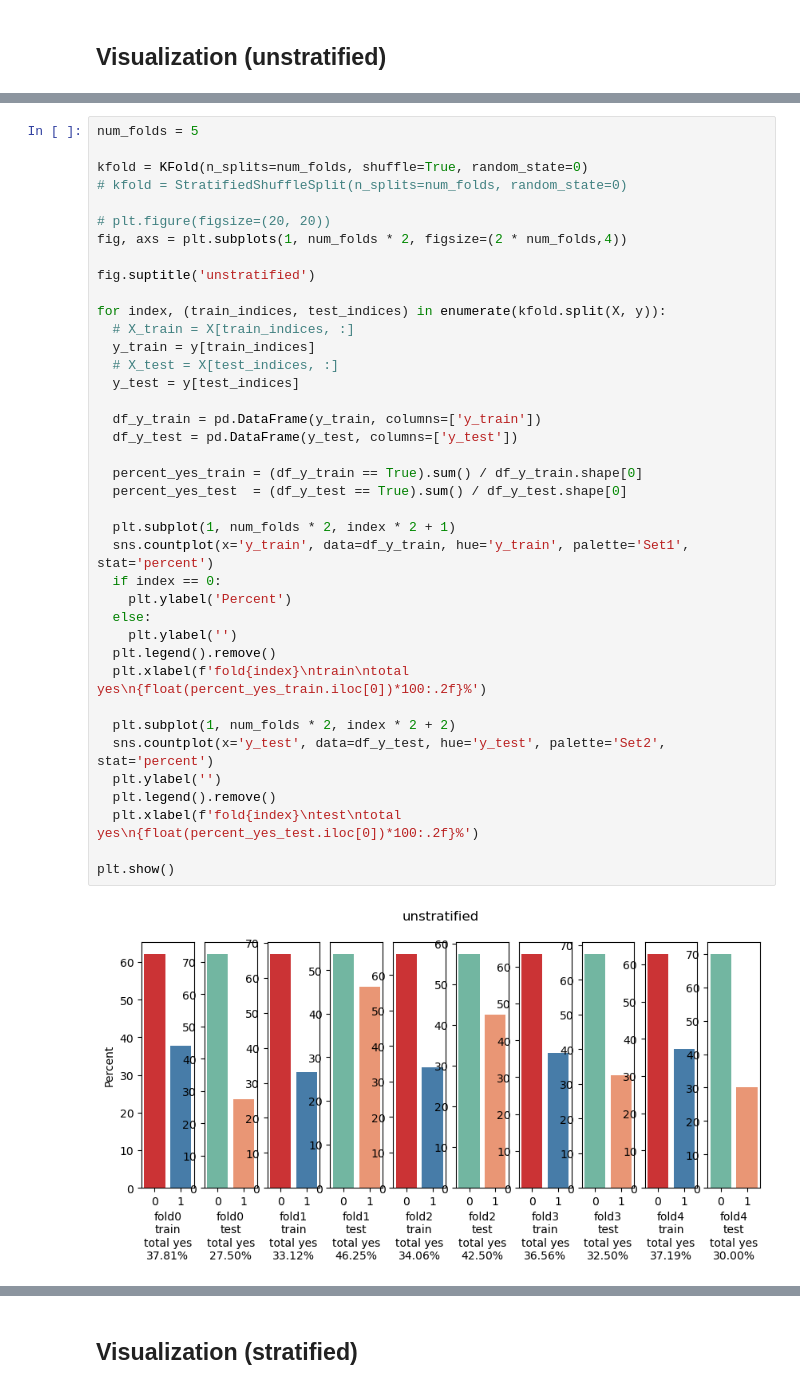
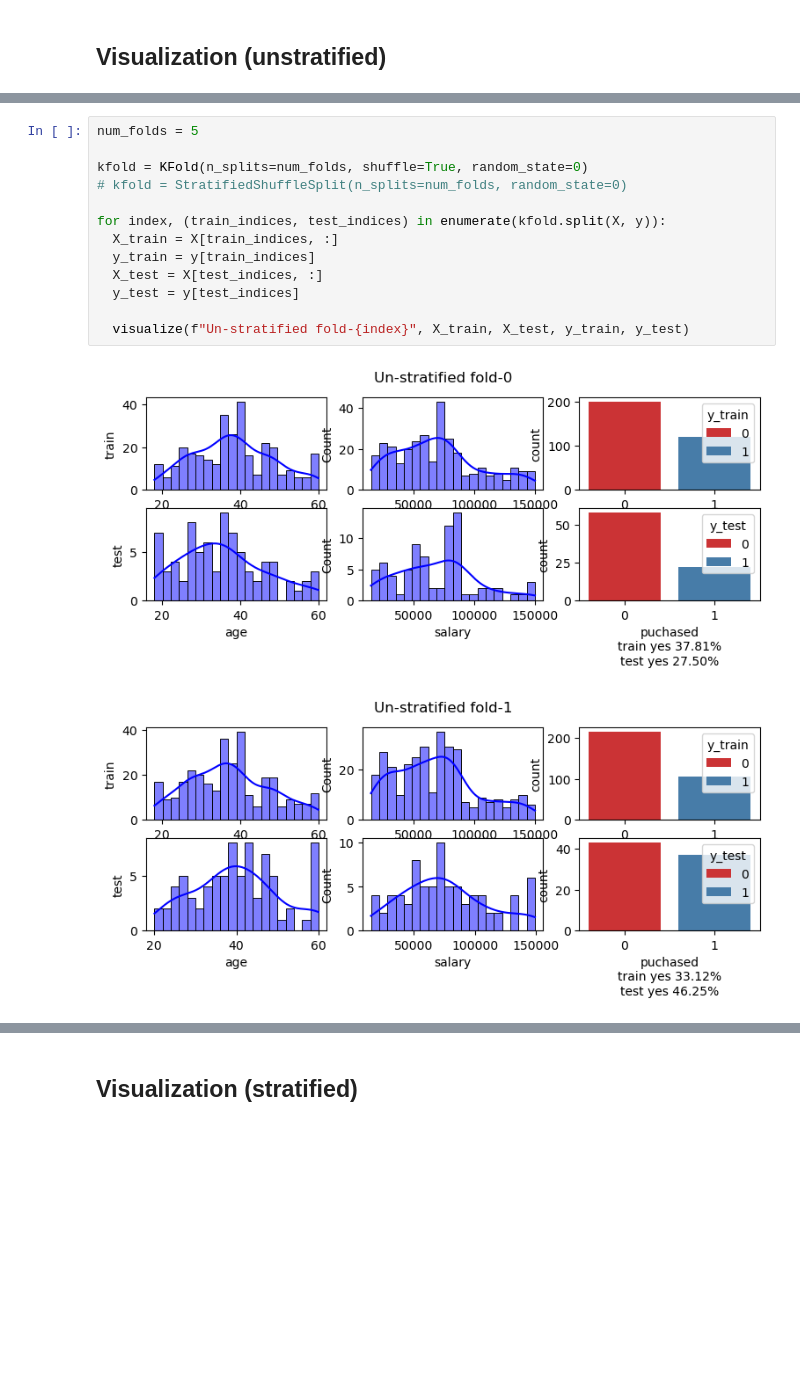
Before and after one commit to GuillaumeBouchetEpitech/some-teaching-material, a Jupyter notebook: plan-a/lessons/machine-learning/14.0.stratified-train-test-sets/14.2.stratified-kfold.ipynb, the cells around one changed output, grey strips where cells are left out. Saved outputs shown, nothing was run; the diff lists cells and outputs as text; blank space fills up the shorter version.

```diff
--- a/plan-a/lessons/machine-learning/14.0.stratified-train-test-sets/14.2.stratified-kfold.ipynb
+++ b/plan-a/lessons/machine-learning/14.0.stratified-train-test-sets/14.2.stratified-kfold.ipynb
@@ -46,41 +90,16 @@ y = df.iloc[:, -1].values # will contains the values of the columns 'Profit'
 # %%
 num_folds = 5
 
 kfold = KFold(n_splits=num_folds, shuffle=True, random_state=0)
 # kfold = StratifiedShuffleSplit(n_splits=num_folds, random_state=0)
 
-# plt.figure(figsize=(20, 20))
-fig, axs = plt.subplots(1, num_folds * 2, figsize=(2 * num_folds,4))
-
-fig.suptitle('unstratified')
-
 for index, (train_indices, test_indices) in enumerate(kfold.split(X, y)):
-  # X_train = X[train_indices, :]
+  X_train = X[train_indices, :]
   y_train = y[train_indices]
-  # X_test = X[test_indices, :]
+  X_test = X[test_indices, :]
   y_test = y[test_indices]
 
-  df_y_train = pd.DataFrame(y_train, columns=['y_train'])
-  df_y_test = pd.DataFrame(y_test, columns=['y_test'])
-
-  percent_yes_train = (df_y_train == True).sum() / df_y_train.shape[0]
-  percent_yes_test  = (df_y_test == True).sum() / df_y_test.shape[0]
-
-  plt.subplot(1, num_folds * 2, index * 2 + 1)
-  sns.countplot(x='y_train', data=df_y_train, hue='y_train', palette='Set1', stat='percent')
-  if index == 0:
-    plt.ylabel('Percent')
-  else:
-    plt.ylabel('')
-  plt.legend().remove()
-  plt.xlabel(f'fold{index}\ntrain\ntotal yes\n{float(percent_yes_train.iloc[0])*100:.2f}%')
-
-  plt.subplot(1, num_folds * 2, index * 2 + 2)
-  sns.countplot(x='y_test', data=df_y_test, hue='y_test', palette='Set2', stat='percent')
-  plt.ylabel('')
-  plt.legend().remove()
-  plt.xlabel(f'fold{index}\ntest\ntotal yes\n{float(percent_yes_test.iloc[0])*100:.2f}%')
-
-plt.show()
+  visualize(f"Un-stratified fold-{index}", X_train, X_test, y_train, y_test)
 # %% [output]
-[figure, old version]
+[figure, new version]
+[figure, added]
```
Also changed, not shown: parts of 3 cells of this notebook, 3 other files.
